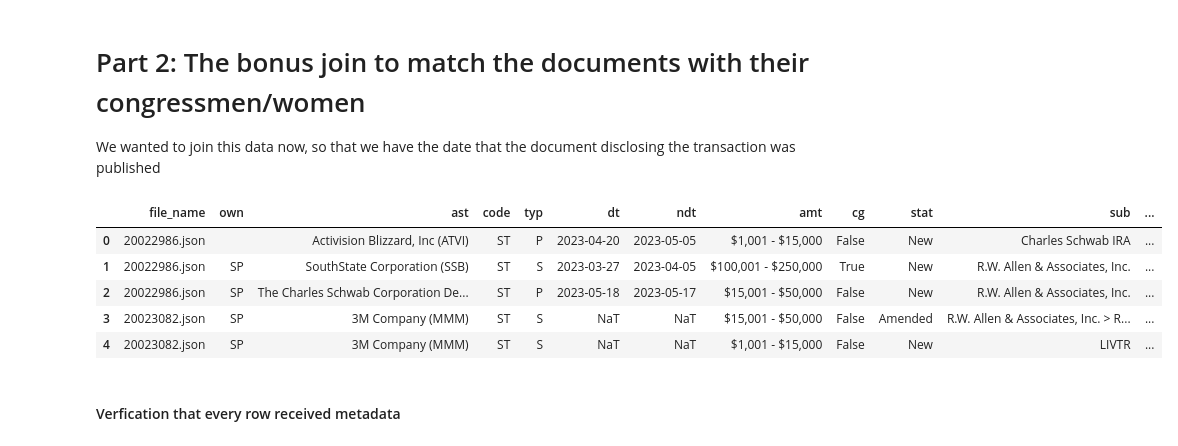
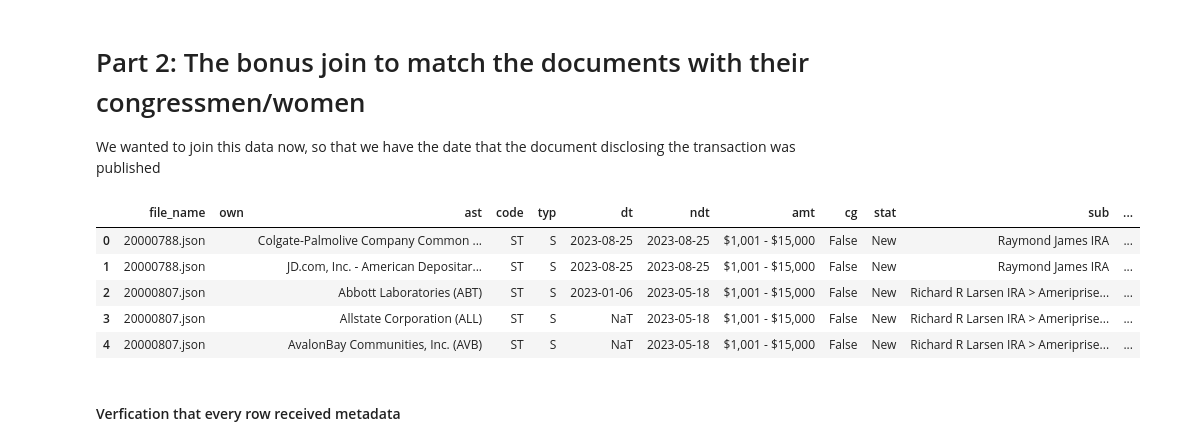
Before and after one commit to TheCarsonWest/DSA405, a Jupyter notebook: assignment-jupyter/DSA405_002_FA26_P3_cjwest7.ipynb, the cells around one changed output. Drawn from its saved outputs; the diff is of its cells as text; code cells hidden in the pictures.

```diff
--- a/assignment-jupyter/DSA405_002_FA26_P3_cjwest7.ipynb
+++ b/assignment-jupyter/DSA405_002_FA26_P3_cjwest7.ipynb
@@ -133,39 +155,54 @@ Digital row count:
 
 We wanted to join this data now, so that we have the date that the document disclosing the transaction was published
 # %%
-ptr_df = pd.read_csv(
-    "./../data/clerk_directories/combined_ptr.csv",
-    dtype=str,
-    engine="python",
-    on_bad_lines="warn",
-)
+xml_files = sorted(CLERK_DIRECTORY.glob("*FD.xml"))
+if not xml_files:
+    raise FileNotFoundError(f"No year FD XML files found in {CLERK_DIRECTORY}")
 
-lookup = ptr_df.iloc[:, [0, 1, 3, -2, -1]].copy()
-lookup.columns = ["last", "first", "StateDst", "pdt", "DocID"]
+member_rows = []
+for xml_path in xml_files:
+    root = ET.parse(xml_path).getroot()
+    for member in root.findall(".//Member"):
+        row = {
+            field: member.findtext(field, default="").strip()
+            for field in (
+                "Last", "First", "FilingType", "StateDst", "Year", "FilingDate", "DocID"
+            )
+        }
+        if row["FilingType"] == "P" and row["Year"].isdigit():
+            member_rows.append(row)
+
+if not member_rows:
+    raise ValueError("No PTR records found in the Clerk XML files.")
+ptr_df = pd.DataFrame(member_rows)
+lookup = ptr_df[["Last", "First", "StateDst", "FilingDate", "DocID", "Year"]].copy()
+lookup.columns = ["last", "first", "StateDst", "pdt", "DocID", "Year"]
 lookup["DocID"] = lookup["DocID"].str.strip()
-lookup["pdt"] = pd.to_datetime(
-    pd.to_numeric(lookup["pdt"], errors="coerce"),
-    unit="D",
-    origin="1899-12-30",
-)
+lookup["pdt"] = pd.to_datetime(lookup["pdt"], format="%m/%d/%Y", errors="coerce")
 lookup = lookup.drop_duplicates("DocID", keep="first")
 
 parsed_df["DocID"] = parsed_df["file_name"].str.replace(r"\.json$", "", regex=True)
 parsed_df = parsed_df.merge(
     lookup,
     on="DocID",
     how="left",
     validate="many_to_one",
 ).drop(columns="DocID")
+if parsed_df["Year"].isna().any():
+    raise ValueError("Some JSON documents do not match a PTR in the Clerk XML files.")
+parsed_years = pd.to_numeric(parsed_df["Year"], errors="coerce")
+parsed_df = parsed_df.loc[parsed_years.isin(ANALYSIS_YEARS)].drop(columns="Year").copy()
+if parsed_df.empty:
+    raise ValueError(f"No parsed PTR transactions found for years {ANALYSIS_YEARS}.")
 
 parsed_df.head()
 # %% [output]
 |  | file_name | own | ast | code | typ | dt | ndt | amt | cg | stat | sub | ... |
-| 0 | 20022986.json |  | Activision Blizzard, Inc (ATVI) | ST | P | 2023-04-20 | 2023-05-05 | $1,001 - $15,000 | False | New | Charles Schwab IRA | ... |
-| 1 | 20022986.json | SP | SouthState Corporation (SSB) | ST | S | 2023-03-27 | 2023-04-05 | $100,001 - $250,000 | True | New | R.W. Allen & Associates, Inc. | ... |
-| 2 | 20022986.json | SP | The Charles Schwab Corporation De... | ST | P | 2023-05-18 | 2023-05-17 | $15,001 - $50,000 | False | New | R.W. Allen & Associates, Inc. | ... |
-| 3 | 20023082.json | SP | 3M Company (MMM) | ST | S | NaT | NaT | $15,001 - $50,000 | False | Amended | R.W. Allen & Associates, Inc. > R... | ... |
-| 4 | 20023082.json | SP | 3M Company (MMM) | ST | S | NaT | NaT | $1,001 - $15,000 | False | New | LIVTR | ... |
+| 0 | 20000788.json |  | Colgate-Palmolive Company Common ... | ST | S | 2023-08-25 | 2023-08-25 | $1,001 - $15,000 | False | New | Raymond James IRA | ... |
+| 1 | 20000788.json |  | JD.com, Inc. - American Depositar... | ST | S | 2023-08-25 | 2023-08-25 | $1,001 - $15,000 | False | New | Raymond James IRA | ... |
+| 2 | 20000807.json |  | Abbott Laboratories (ABT) | ST | S | 2023-01-06 | 2023-05-18 | $1,001 - $15,000 | False | New | Richard R Larsen IRA > Ameriprise... | ... |
+| 3 | 20000807.json |  | Allstate Corporation (ALL) | ST | S | NaT | 2023-05-18 | $1,001 - $15,000 | False | New | Richard R Larsen IRA > Ameriprise... | ... |
+| 4 | 20000807.json |  | AvalonBay Communities, Inc. (AVB) | ST | S | NaT | 2023-05-18 | $1,001 - $15,000 | False | New | Richard R Larsen IRA > Ameriprise... | ... |
 # %% [markdown]
 #### Verfication that every row received metadata
 # %%
```
Also changed, not shown: parts of 16 cells of this notebook, 16 other files.
